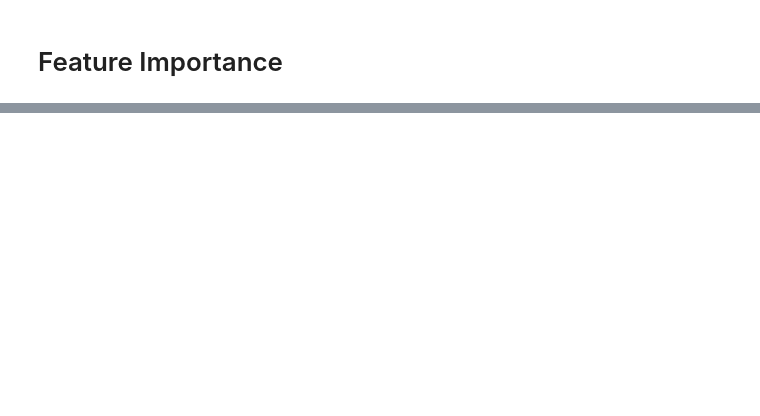
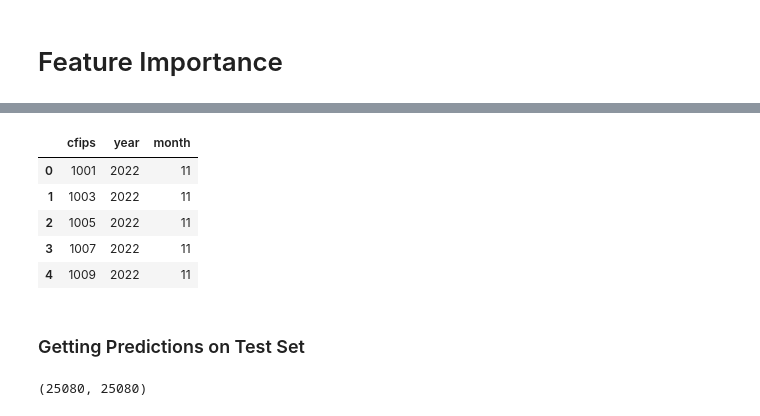
Before and after one commit to MohitSoni11/Kaggle-GoDaddy-Microbusiness-Density-Forecasting, a Jupyter notebook: basic-model.ipynb, the cells around one changed output, grey strips where cells are left out. Cells and saved outputs as stored; diff of their text form; code cells hidden in the pictures; blank space fills up the shorter version.

```diff
--- a/basic-model.ipynb
+++ b/basic-model.ipynb
@@ -271,0 +301,18 @@ plt.bar(np.array(X.columns), feature_importance);
+# %%
+test['year'] = test['first_day_of_month'].dt.year
+test['month'] = test['first_day_of_month'].dt.month
+
+# Removing row_id and first_day_of_month column
+test.drop(['row_id'], axis=1, inplace=True)
+test.drop(['first_day_of_month'], axis=1, inplace=True)
+# %%
+test.head()
+# %% [output]
+|  | cfips | year | month |
+| 0 | 1001 | 2022 | 11 |
+| 1 | 1003 | 2022 | 11 |
+| 2 | 1005 | 2022 | 11 |
+| 3 | 1007 | 2022 | 11 |
+| 4 | 1009 | 2022 | 11 |
+# %% [markdown]
+### Getting Predictions on Test Set
@@ -271,0 +322,4 @@ plt.bar(np.array(X.columns), feature_importance);
+# %%
+len(submission_preds), len(row_id)
+# %% [output]
+(25080, 25080)
```
Also changed, not shown: parts of 17 cells of this notebook.
